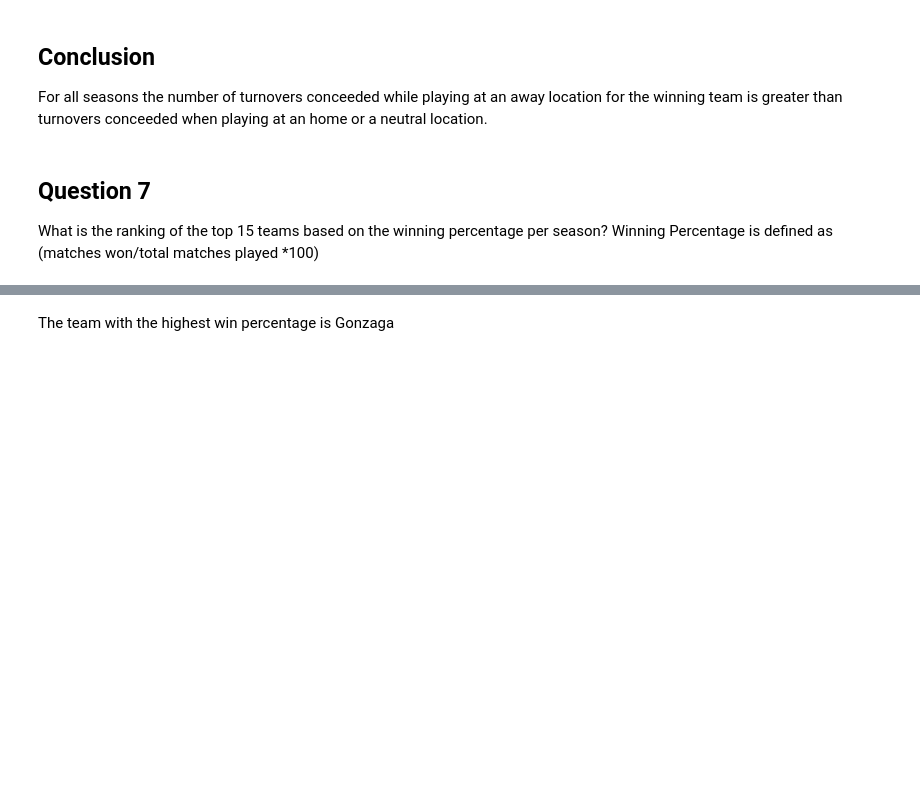
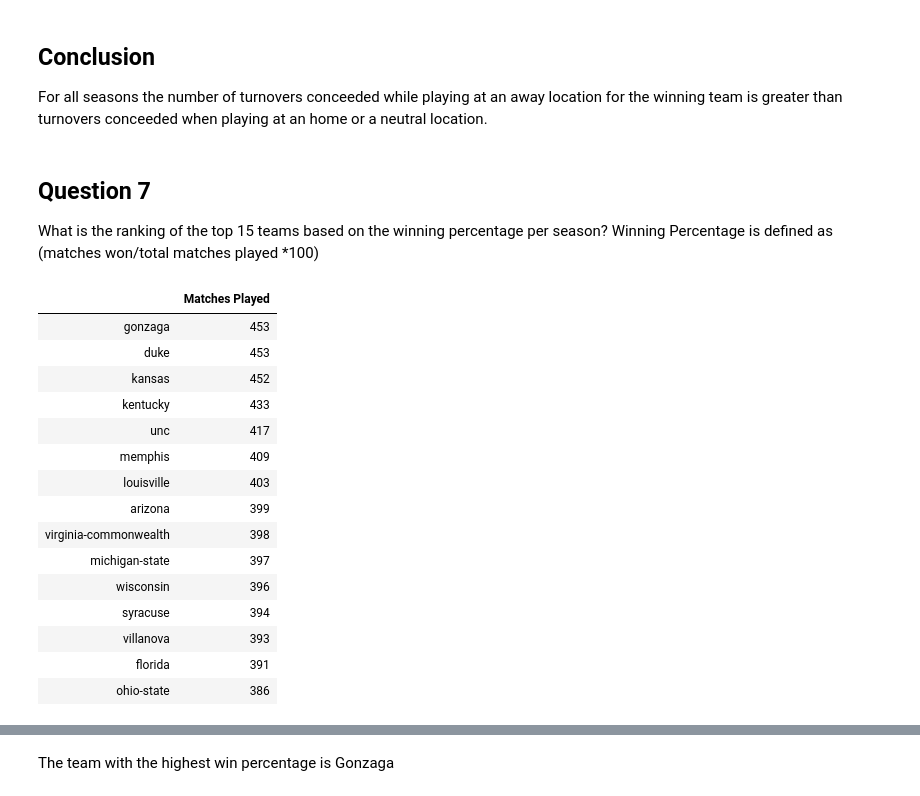
Before and after one commit to dreamtx01/Springboard, a Jupyter notebook: Storytellingpython.ipynb, the cells around one changed output, grey strips where cells are left out. Drawn from its saved outputs; the diff is of its cells as text; code cells hidden in the pictures; blank space fills up the shorter version.

```diff
--- a/Storytellingpython.ipynb
+++ b/Storytellingpython.ipynb
@@ -246,3 +242,27 @@ For all seasons the number of turnovers conceeded while playing at an away locat
 ## Question 7
 What is the ranking of the top 15 teams based on the winning percentage per season?
 Winning Percentage is defined as (matches won/total matches played *100)
+# %%
+# Matches Played by Teams
+w=pd.DataFrame(capstone["WTeamName"].value_counts())
+l=pd.DataFrame(capstone["LTeamName"].value_counts())
+# %%
+Winning_teams = w.rename(columns={"WTeamName":"Matches Played"})
+Winning_teams[:15]
+# %% [output]
+|  | Matches Played |
+| gonzaga | 453 |
+| duke | 453 |
+| kansas | 452 |
+| kentucky | 433 |
+| unc | 417 |
+| memphis | 409 |
+| louisville | 403 |
+| arizona | 399 |
+| virginia-commonwealth | 398 |
+| michigan-state | 397 |
+| wisconsin | 396 |
+| syracuse | 394 |
+| villanova | 393 |
+| florida | 391 |
+| ohio-state | 386 |
```
Also changed, not shown: parts of 15 cells of this notebook.
